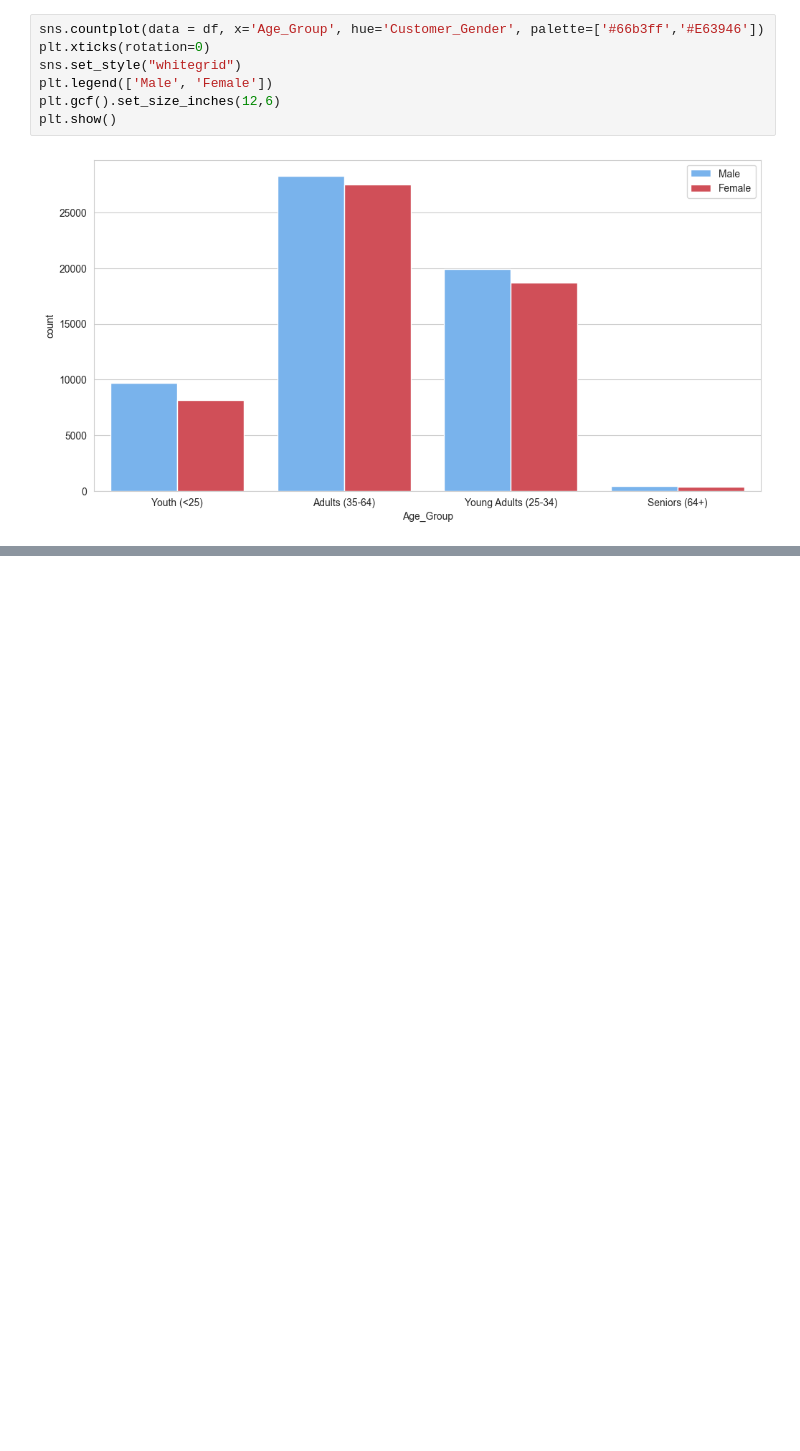
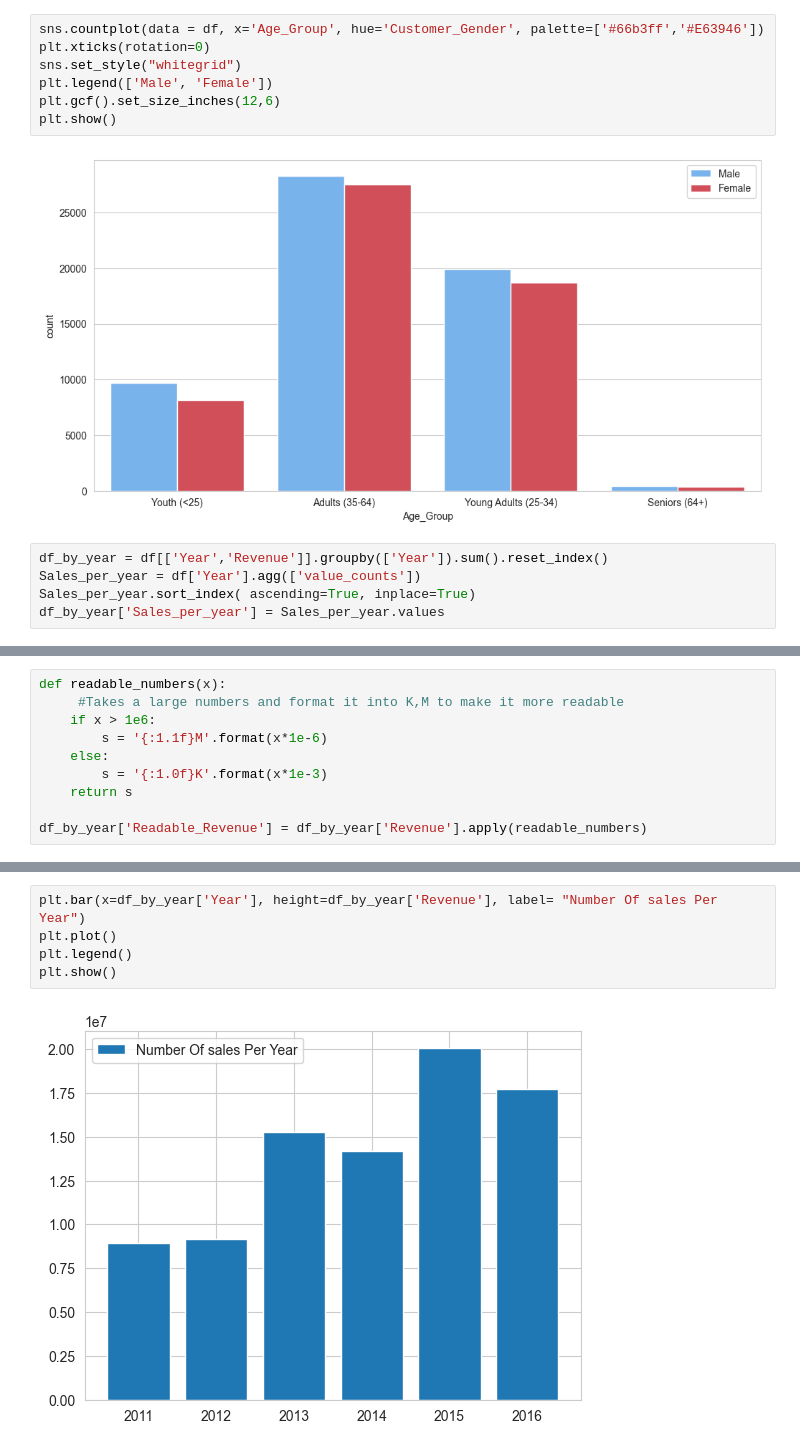
Before and after one commit to abneribeiro/Machine-Learning-Projects, a Jupyter notebook: project1_europe_bikes/dt.ipynb, the cells around one changed output, grey strips where cells are left out. Drawn from its saved outputs; the diff is of its cells as text; blank space fills up the shorter version.

```diff
--- a/project1_europe_bikes/dt.ipynb
+++ b/project1_europe_bikes/dt.ipynb
@@ -107,3 +78,8 @@ plt.gcf().set_size_inches(12,6)
 plt.show()
 # %% [output]
 [figure]
+# %%
+df_by_year = df[['Year','Revenue']].groupby(['Year']).sum().reset_index()
+Sales_per_year = df['Year'].agg(['value_counts'])
+Sales_per_year.sort_index( ascending=True, inplace=True)
+df_by_year['Sales_per_year'] = Sales_per_year.values
@@ -109,0 +96,10 @@ plt.show()
+# %%
+def readable_numbers(x):
+     #Takes a large numbers and format it into K,M to make it more readable
+    if x > 1e6:
+        s = '{:1.1f}M'.format(x*1e-6)
+    else:
+        s = '{:1.0f}K'.format(x*1e-3)
+    return s
+
+df_by_year['Readable_Revenue'] = df_by_year['Revenue'].apply(readable_numbers)
@@ -109,0 +116,7 @@ plt.show()
+# %%
+plt.bar(x=df_by_year['Year'], height=df_by_year['Revenue'], label= "Number Of sales Per Year")
+plt.plot()
+plt.legend()
+plt.show()
+# %% [output]
+[figure, added]
```
Also changed, not shown: parts of 10 cells of this notebook, 6 other files.
